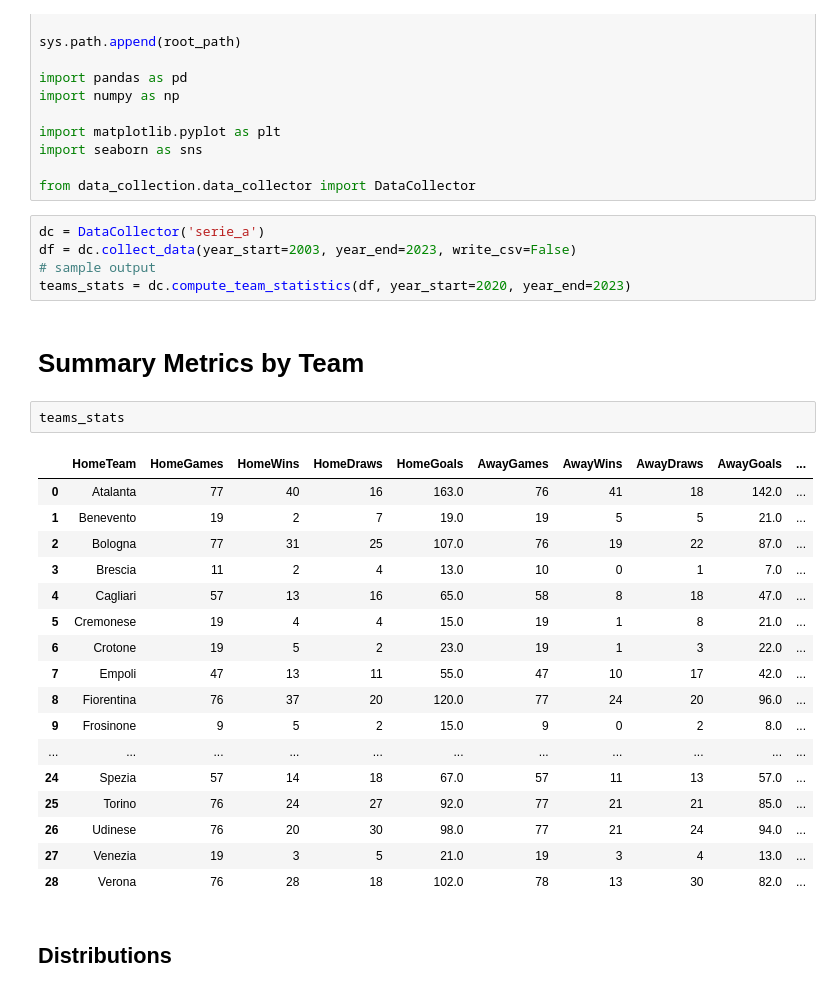
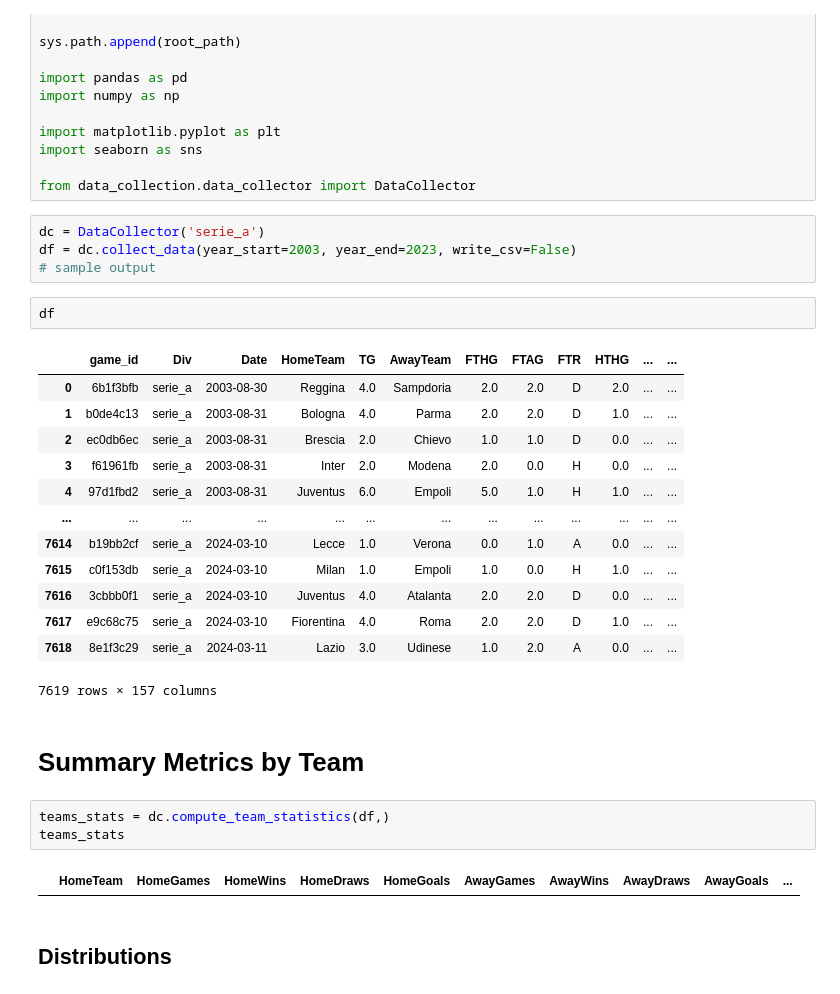
Before and after one commit to RomanTomz/football-analysis, a Jupyter notebook: notebooks/eda.ipynb, the cells around one changed output. Drawn from its saved outputs; the diff is of its cells as text.

```diff
--- a/notebooks/eda.ipynb
+++ b/notebooks/eda.ipynb
@@ -21,29 +21,29 @@ from data_collection.data_collector import DataCollector
 dc = DataCollector('serie_a')
 df = dc.collect_data(year_start=2003, year_end=2023, write_csv=False)
 # sample output
-teams_stats = dc.compute_team_statistics(df, year_start=2020, year_end=2023)
+# %%
+df
+# %% [output]
+|  | game_id | Div | Date | HomeTeam | TG | AwayTeam | FTHG | FTAG | FTR | HTHG | ... | ... |
+| 0 | 6b1f3bfb | serie_a | 2003-08-30 | Reggina | 4.0 | Sampdoria | 2.0 | 2.0 | D | 2.0 | ... | ... |
+| 1 | b0de4c13 | serie_a | 2003-08-31 | Bologna | 4.0 | Parma | 2.0 | 2.0 | D | 1.0 | ... | ... |
+| 2 | ec0db6ec | serie_a | 2003-08-31 | Brescia | 2.0 | Chievo | 1.0 | 1.0 | D | 0.0 | ... | ... |
+| 3 | f61961fb | serie_a | 2003-08-31 | Inter | 2.0 | Modena | 2.0 | 0.0 | H | 0.0 | ... | ... |
+| 4 | 97d1fbd2 | serie_a | 2003-08-31 | Juventus | 6.0 | Empoli | 5.0 | 1.0 | H | 1.0 | ... | ... |
+| ... | ... | ... | ... | ... | ... | ... | ... | ... | ... | ... | ... | ... |
+| 7614 | b19bb2cf | serie_a | 2024-03-10 | Lecce | 1.0 | Verona | 0.0 | 1.0 | A | 0.0 | ... | ... |
+| 7615 | c0f153db | serie_a | 2024-03-10 | Milan | 1.0 | Empoli | 1.0 | 0.0 | H | 1.0 | ... | ... |
+| 7616 | 3cbbb0f1 | serie_a | 2024-03-10 | Juventus | 4.0 | Atalanta | 2.0 | 2.0 | D | 0.0 | ... | ... |
+| 7617 | e9c68c75 | serie_a | 2024-03-10 | Fiorentina | 4.0 | Roma | 2.0 | 2.0 | D | 1.0 | ... | ... |
+| 7618 | 8e1f3c29 | serie_a | 2024-03-11 | Lazio | 3.0 | Udinese | 1.0 | 2.0 | A | 0.0 | ... | ... |
+7619 rows × 157 columns
 # %% [markdown]
 # Summary Metrics by Team
 # %%
+teams_stats = dc.compute_team_statistics(df,)
 teams_stats
 # %% [output]
 |  | HomeTeam | HomeGames | HomeWins | HomeDraws | HomeGoals | AwayGames | AwayWins | AwayDraws | AwayGoals | ... |
-| 0 | Atalanta | 77 | 40 | 16 | 163.0 | 76 | 41 | 18 | 142.0 | ... |
-| 1 | Benevento | 19 | 2 | 7 | 19.0 | 19 | 5 | 5 | 21.0 | ... |
-| 2 | Bologna | 77 | 31 | 25 | 107.0 | 76 | 19 | 22 | 87.0 | ... |
-| 3 | Brescia | 11 | 2 | 4 | 13.0 | 10 | 0 | 1 | 7.0 | ... |
-| 4 | Cagliari | 57 | 13 | 16 | 65.0 | 58 | 8 | 18 | 47.0 | ... |
-| 5 | Cremonese | 19 | 4 | 4 | 15.0 | 19 | 1 | 8 | 21.0 | ... |
-| 6 | Crotone | 19 | 5 | 2 | 23.0 | 19 | 1 | 3 | 22.0 | ... |
-| 7 | Empoli | 47 | 13 | 11 | 55.0 | 47 | 10 | 17 | 42.0 | ... |
-| 8 | Fiorentina | 76 | 37 | 20 | 120.0 | 77 | 24 | 20 | 96.0 | ... |
-| 9 | Frosinone | 9 | 5 | 2 | 15.0 | 9 | 0 | 2 | 8.0 | ... |
-| ... | ... | ... | ... | ... | ... | ... | ... | ... | ... | ... |
-| 24 | Spezia | 57 | 14 | 18 | 67.0 | 57 | 11 | 13 | 57.0 | ... |
-| 25 | Torino | 76 | 24 | 27 | 92.0 | 77 | 21 | 21 | 85.0 | ... |
-| 26 | Udinese | 76 | 20 | 30 | 98.0 | 77 | 21 | 24 | 94.0 | ... |
-| 27 | Venezia | 19 | 3 | 5 | 21.0 | 19 | 3 | 4 | 13.0 | ... |
-| 28 | Verona | 76 | 28 | 18 | 102.0 | 78 | 13 | 30 | 82.0 | ... |
 # %% [markdown]
 ## Distributions
 # %%
```
Also changed, not shown: parts of 3 cells of this notebook, 1 other file.
